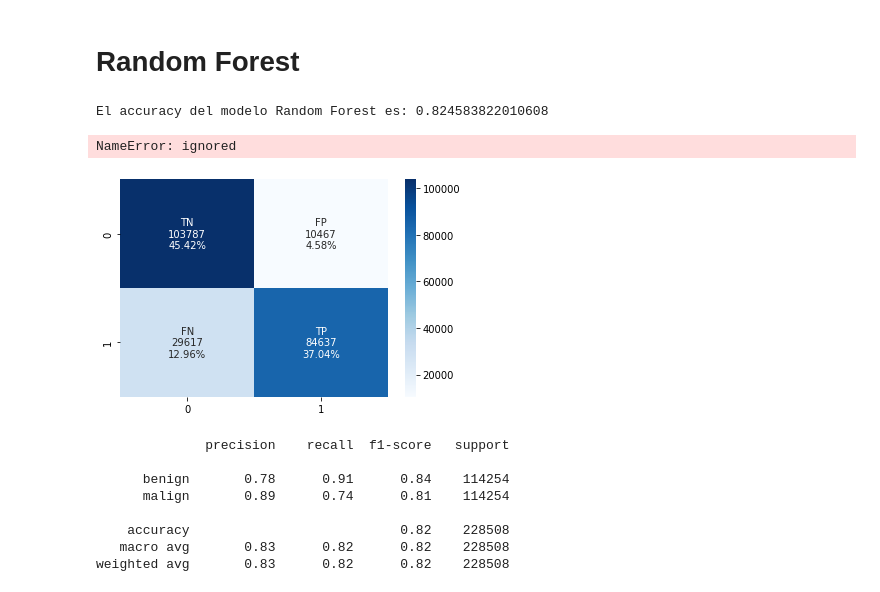
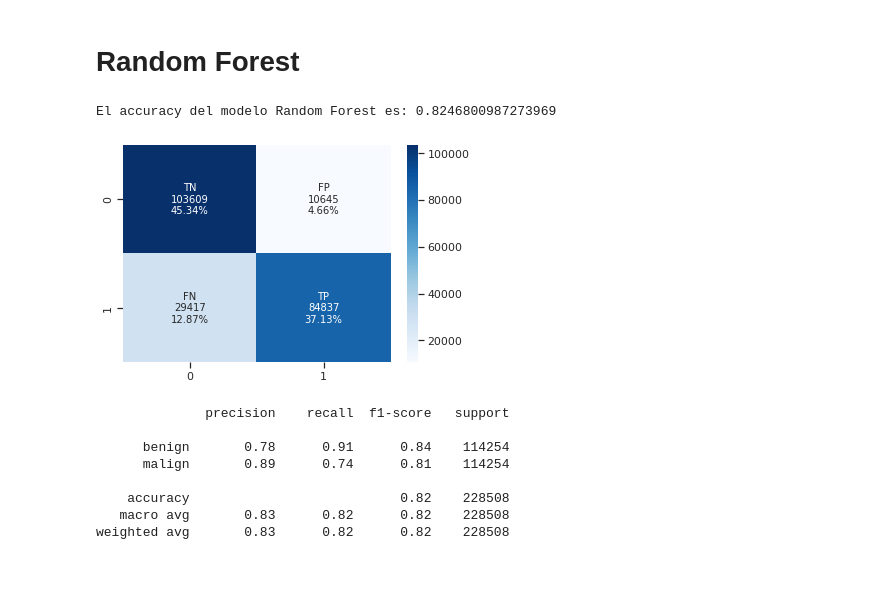
Before and after one commit to pbenito1/TFM, a Jupyter notebook: 2_ML_Features.ipynb, the cells around one changed output. Drawn from its saved outputs; the diff is of its cells as text; code cells hidden in the pictures.

```diff
--- a/2_ML_Features.ipynb
+++ b/2_ML_Features.ipynb
@@ -55,7 +39,7 @@ from sklearn.tree import DecisionTreeClassifier, DecisionTreeRegressor, export_g
 %matplotlib inline
 # %%
 # Estilos seaborn
-sns.set(rc={"figure.dpi":200, 'savefig.dpi':200})
+sns.set(rc={"figure.dpi":150, 'savefig.dpi':150})
 sns.set_context('notebook')
 sns.set_style("ticks")
 
@@ -108,4 +92,4 @@ X_std = pd.DataFrame(X_std_scaler, index=X.index, columns=X.columns)
 Realizamos un muestreo estratificado en función de la familia.
 # %%
 X_train, X_test, y_train, y_test = train_test_split(X, y, test_size=0.2, random_state=42, stratify=df['family'])
-X_train_std, X_test_std, y_train, y_test = train_test_split(X, y, test_size=0.2, random_state=42, stratify=df['family'])
+X_train_std, X_test_std, y_train_std, y_test_std = train_test_split(X, y, test_size=0.2, random_state=42, stratify=df['family'])
@@ -152,0 +100,4 @@ KeyboardInterrupt: ignored
+# %%
+log_clf = LogisticRegression(solver="lbfgs", random_state=42)
+log_clf.fit(X_train_std, y_train_std)
+y_pred_rf = log_clf.predict(X_test_std)
@@ -336,19 +279,15 @@ Classifier:  SGDClassifier(alpha=1.6992296128865824e-07, average=True, eta0=0.01
 # Random Forest
 # %%
 rf = RandomForestClassifier()
-rf.fit(X_train, y_train)
-y_pred_rf = rf.predict(X_test)
+rf.fit(X_train_std, y_train_std)
+y_pred_rf = rf.predict(X_test_std)
 # %%
-print("El accuracy del modelo Random Forest es:",rf.score(X_test, y_test))
+print("El accuracy del modelo Random Forest es:",rf.score(X_test_std, y_test_std))
 # %% [output]
-El accuracy del modelo Random Forest es: 0.824583822010608
+El accuracy del modelo Random Forest es: 0.8246800987273969
-# %%
-plot_confusion_matrix(rf, X_test, y_test)
-# %% [output]
-NameError: ignored
 # %%
-cf_matrix = confusion_matrix(y_test, y_pred_rf)
+cf_matrix = confusion_matrix(y_test_std, y_pred_rf)
 custom_cm(cf_matrix)
 # %% [output]
-[figure, old version]
+[figure, new version]
 # %%
```
Also changed, not shown: parts of 24 cells of this notebook.
